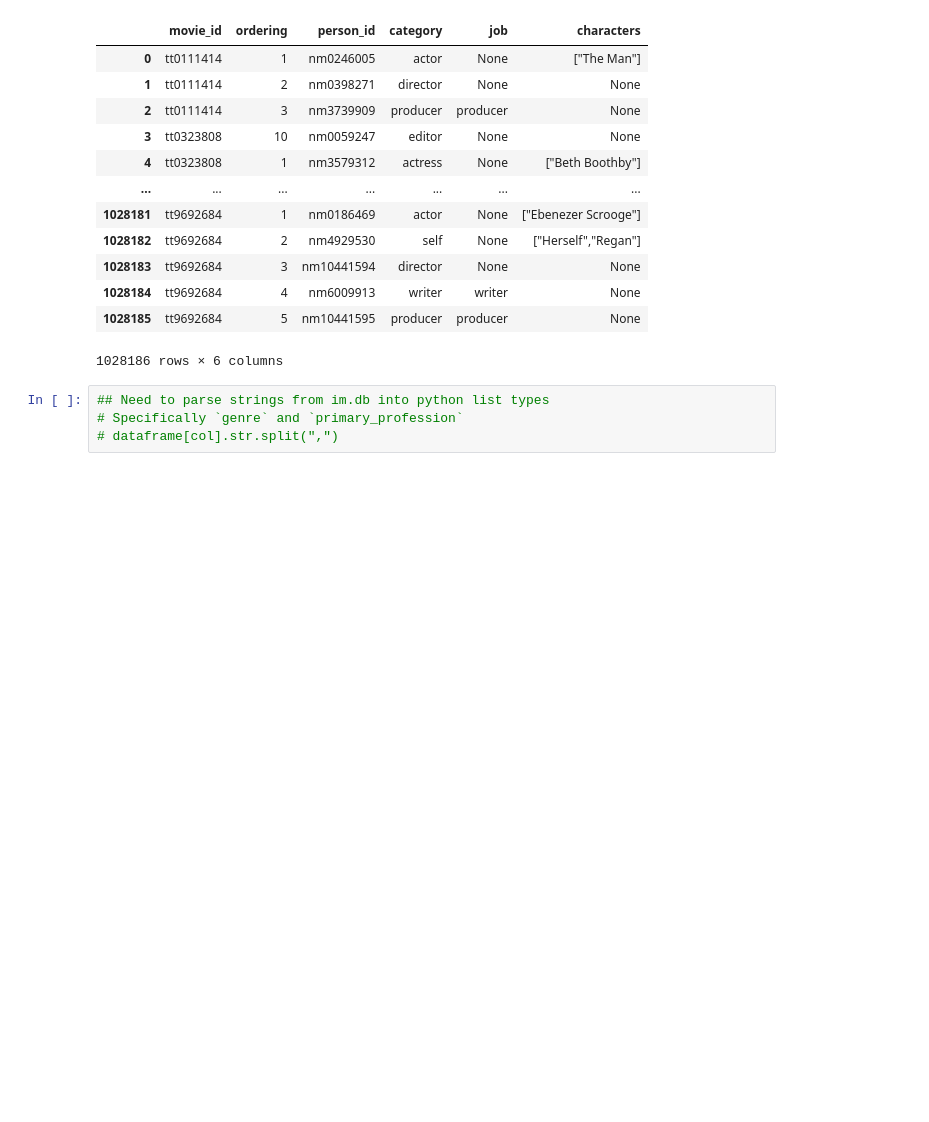
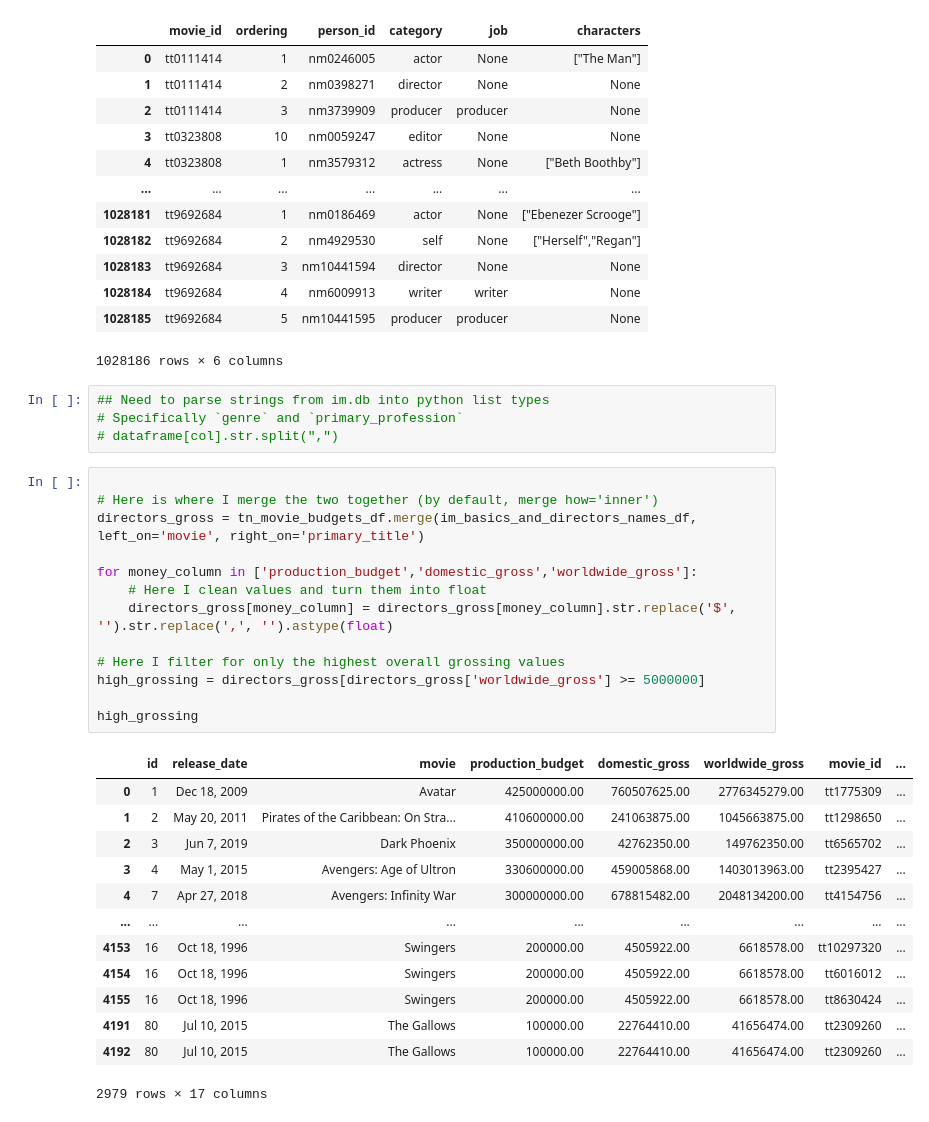
Before and after one commit to gcburgess/Xbox-to-Box-Office, a Jupyter notebook: greg-notebooks-folder/GREG_work.ipynb, the cells around one changed output. Cells and saved outputs as stored; diff of their text form; blank space fills up the shorter version.

```diff
--- a/greg-notebooks-folder/GREG_work.ipynb
+++ b/greg-notebooks-folder/GREG_work.ipynb
@@ -556,3 +600,30 @@ FROM
 ## Need to parse strings from im.db into python list types
 # Specifically `genre` and `primary_profession`
 # dataframe[col].str.split(",")
+# %%
+
+# Here is where I merge the two together (by default, merge how='inner')
+directors_gross = tn_movie_budgets_df.merge(im_basics_and_directors_names_df, left_on='movie', right_on='primary_title')
+
+for money_column in ['production_budget','domestic_gross','worldwide_gross']:
+    # Here I clean values and turn them into float
+    directors_gross[money_column] = directors_gross[money_column].str.replace('$', '').str.replace(',', '').astype(float)
+
+# Here I filter for only the highest overall grossing values
+high_grossing = directors_gross[directors_gross['worldwide_gross'] >= 5000000]
+
+high_grossing
+# %% [output]
+|  | id | release_date | movie | production_budget | domestic_gross | worldwide_gross | movie_id | ... |
+| 0 | 1 | Dec 18, 2009 | Avatar | 425000000.00 | 760507625.00 | 2776345279.00 | tt1775309 | ... |
+| 1 | 2 | May 20, 2011 | Pirates of the Caribbean: On Stra... | 410600000.00 | 241063875.00 | 1045663875.00 | tt1298650 | ... |
+| 2 | 3 | Jun 7, 2019 | Dark Phoenix | 350000000.00 | 42762350.00 | 149762350.00 | tt6565702 | ... |
+| 3 | 4 | May 1, 2015 | Avengers: Age of Ultron | 330600000.00 | 459005868.00 | 1403013963.00 | tt2395427 | ... |
+| 4 | 7 | Apr 27, 2018 | Avengers: Infinity War | 300000000.00 | 678815482.00 | 2048134200.00 | tt4154756 | ... |
+| ... | ... | ... | ... | ... | ... | ... | ... | ... |
+| 4153 | 16 | Oct 18, 1996 | Swingers | 200000.00 | 4505922.00 | 6618578.00 | tt10297320 | ... |
+| 4154 | 16 | Oct 18, 1996 | Swingers | 200000.00 | 4505922.00 | 6618578.00 | tt6016012 | ... |
+| 4155 | 16 | Oct 18, 1996 | Swingers | 200000.00 | 4505922.00 | 6618578.00 | tt8630424 | ... |
+| 4191 | 80 | Jul 10, 2015 | The Gallows | 100000.00 | 22764410.00 | 41656474.00 | tt2309260 | ... |
+| 4192 | 80 | Jul 10, 2015 | The Gallows | 100000.00 | 22764410.00 | 41656474.00 | tt2309260 | ... |
+2979 rows × 17 columns
```
Also changed, not shown: parts of 29 cells of this notebook, 1 other file.
